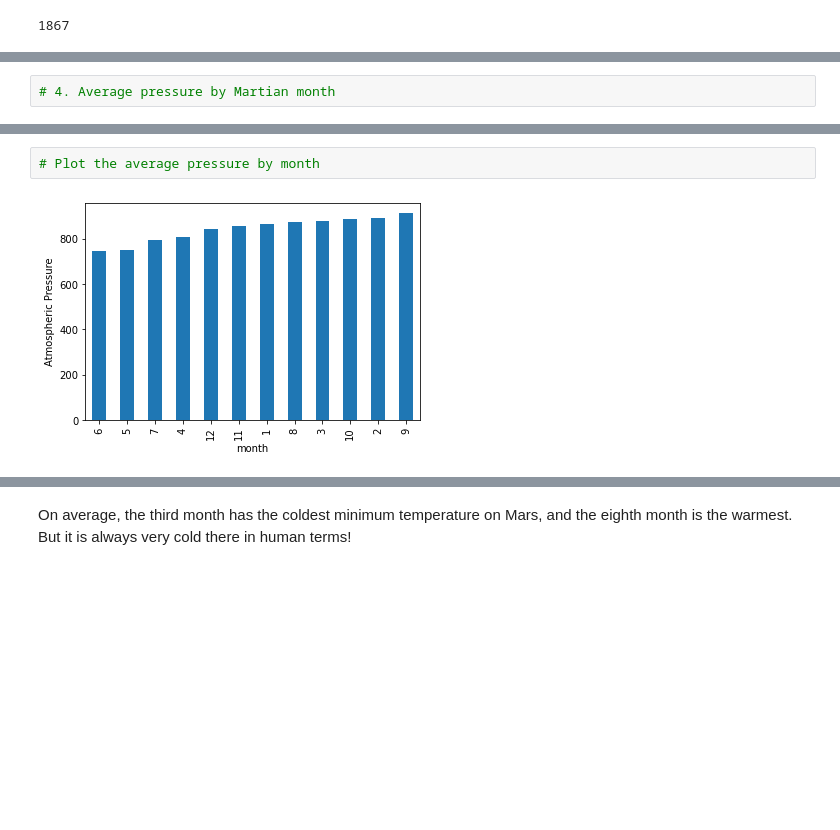
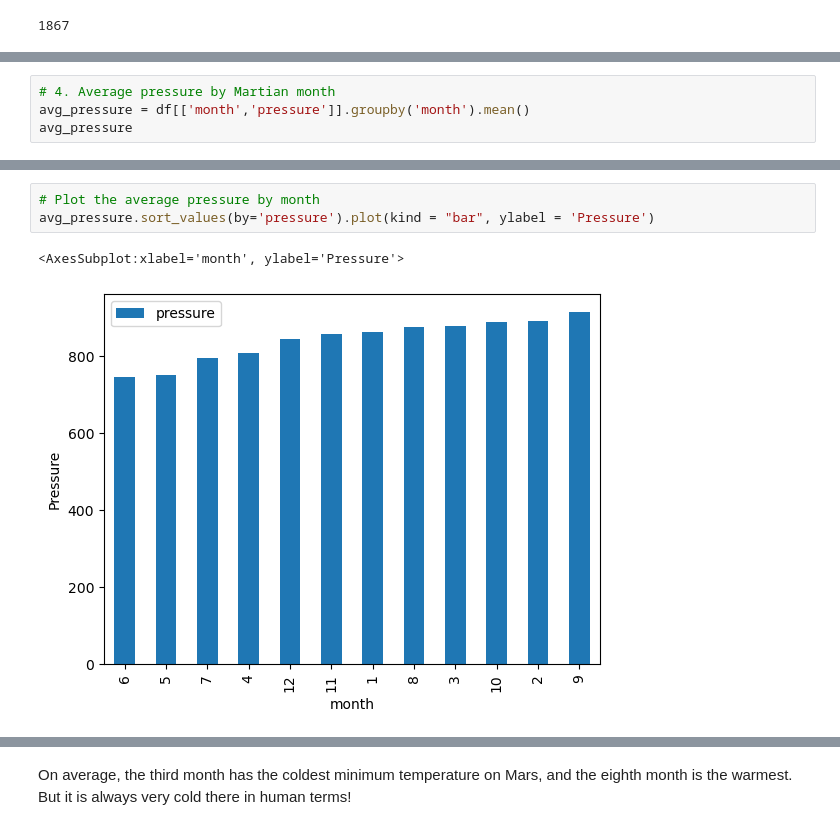
Before and after one commit to FrankPassalacqua88/Mission-to-Mars, a Jupyter notebook: part_2_mars_weather.ipynb, the cells around one changed output, grey strips where cells are left out. Saved outputs shown, nothing was run; the diff lists cells and outputs as text; blank space fills up the shorter version.

```diff
--- a/part_2_mars_weather.ipynb
+++ b/part_2_mars_weather.ipynb
@@ -237,3 +184,5 @@ df.plot(kind = "bar")
 # %%
 # 4. Average pressure by Martian month
+avg_pressure = df[['month','pressure']].groupby('month').mean()
+avg_pressure
 # %% [output]
@@ -254,6 +203,8 @@ Name: pressure, dtype: float64
 # %%
 # Plot the average pressure by month
+avg_pressure.sort_values(by='pressure').plot(kind = "bar", ylabel = 'Pressure')
 # %% [output]
+<AxesSubplot:xlabel='month', ylabel='Pressure'>
-[figure, old version]
+[figure, new version]
 # %%
 # 5. How many terrestrial (earth) days are there in a Martian year?
```
Also changed, not shown: parts of 12 cells of this notebook, 2 other files.
